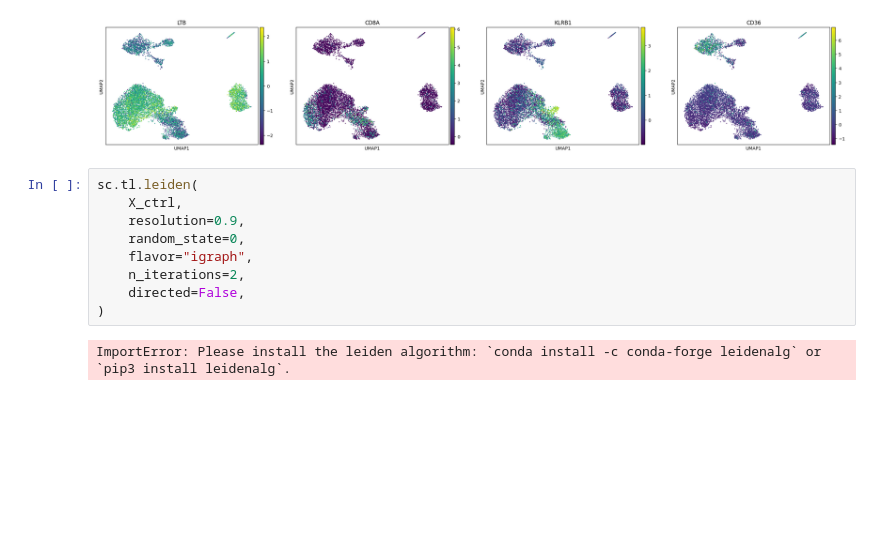
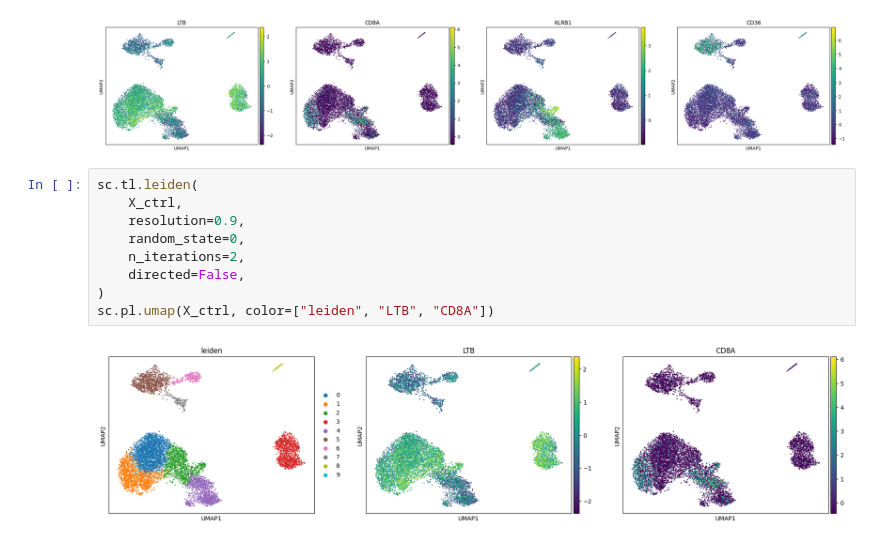
Before and after one commit to meyer-lab/bi-cytok, a Jupyter notebook: HelenPractice.ipynb, the cells around one changed output. Saved outputs shown, nothing was run; the diff lists cells and outputs as text; blank space fills up the shorter version.

```diff
--- a/HelenPractice.ipynb
+++ b/HelenPractice.ipynb
@@ -148,11 +147,11 @@ sc.pl.umap(X_ctrl, color=["LTB", "CD8A", "KLRB1", "CD36"])
 # %%
 sc.tl.leiden(
     X_ctrl,
     resolution=0.9,
     random_state=0,
-    flavor="igraph",
     n_iterations=2,
     directed=False,
 )
+sc.pl.umap(X_ctrl, color=["leiden", "LTB", "CD8A"])
 # %% [output]
-ImportError: Please install the leiden algorithm: `conda install -c conda-forge leidenalg` or `pip3 install leidenalg`.
+[figure, added]
```
Also changed, not shown: parts of 4 cells of this notebook.
